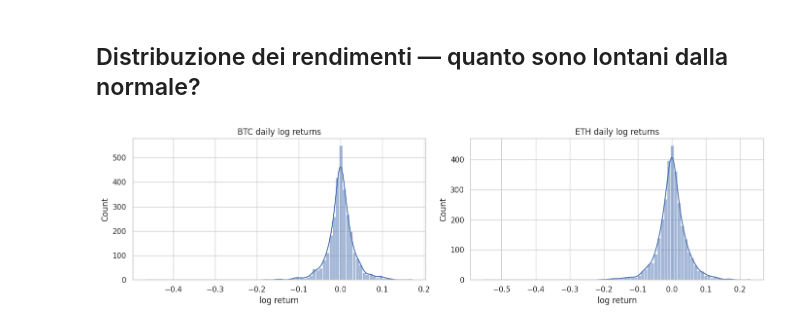
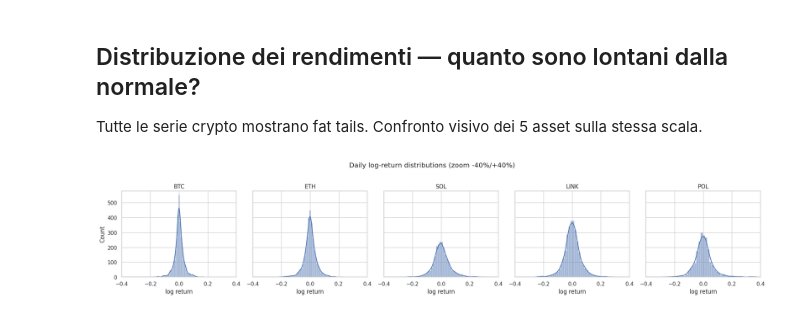
Before and after one commit to cirobarone78/Snake, a Jupyter notebook: notebooks/01_exploration_btc_eth.ipynb, the cells around one changed output. Cells and saved outputs as stored; diff of their text form; code cells hidden in the pictures.

```diff
--- a/notebooks/01_exploration_btc_eth.ipynb
+++ b/notebooks/01_exploration_btc_eth.ipynb
@@ -18,3 +23,6 @@ from src.assets.asset import TIER1_ASSETS
 
 DATA_DIR = Path("../data/raw/yahoo/crypto")
 sns.set_theme(style="whitegrid")
+
+TIER1_SYMBOLS = [a.symbol for a in TIER1_ASSETS]
+TIER1_SYMBOLS
@@ -21,12 +31,12 @@ sns.set_theme(style="whitegrid")
 # %%
 def load_ohlcv(symbol: str) -> pd.DataFrame:
-    path = DATA_DIR / f"{symbol}_1d.parquet"
-    df = pd.read_parquet(path)
+    df = pd.read_parquet(DATA_DIR / f"{symbol}_1d.parquet")
+    # pandas reads the parquet with "timestamp" already as a DatetimeIndex
+    df = df.sort_index()
     df["log_return"] = np.log(df["close"]).diff()
     return df
 
-btc = load_ohlcv("BTC")
-eth = load_ohlcv("ETH")
-print(f"BTC: {len(btc)} rows, {btc.index.min().date()} → {btc.index.max().date()}")
-print(f"ETH: {len(eth)} rows, {eth.index.min().date()} → {eth.index.max().date()}")
+panel = {sym: load_ohlcv(sym) for sym in TIER1_SYMBOLS}
+for sym, df in panel.items():
+    print(f"{sym:<6} {len(df):>5} rows  {df.index.min().date()} -> {df.index.max().date()}")
 # %% [output]
@@ -58,0 +50,17 @@ summary
+# %%
+rows = []
+for sym, df in panel.items():
+    r = df["log_return"].dropna()
+    rows.append({
+        "symbol": sym,
+        "n": len(r),
+        "mean_d": r.mean(),
+        "std_d": r.std(),
+        "ann_vol": r.std() * np.sqrt(365),
+        "skew": r.skew(),
+        "kurtosis": r.kurtosis(),
+        "min": r.min(),
+        "max": r.max(),
+    })
+summary = pd.DataFrame(rows).set_index("symbol")
+summary.round(4)
@@ -59,11 +75,16 @@ summary
 # %% [markdown]
 ## Distribuzione dei rendimenti — quanto sono lontani dalla normale?
+
+Tutte le serie crypto mostrano fat tails. Confronto visivo dei 5 asset
+sulla stessa scala.
 # %%
-fig, axes = plt.subplots(1, 2, figsize=(14, 4))
-for ax, df, name in zip(axes, [btc, eth], ["BTC", "ETH"]):
+fig, axes = plt.subplots(1, 5, figsize=(20, 4), sharey=True)
+for ax, (sym, df) in zip(axes, panel.items()):
     sns.histplot(df["log_return"].dropna(), bins=80, kde=True, ax=ax)
-    ax.set_title(f"{name} daily log returns")
+    ax.set_title(f"{sym}")
     ax.set_xlabel("log return")
+    ax.set_xlim(-0.4, 0.4)
+plt.suptitle("Daily log-return distributions (zoom -40%/+40%)", y=1.02)
 plt.tight_layout()
 # %% [output]
-[figure, old version]
+[figure, new version]
```
Also changed, not shown: parts of 14 cells of this notebook, 1 other file.
